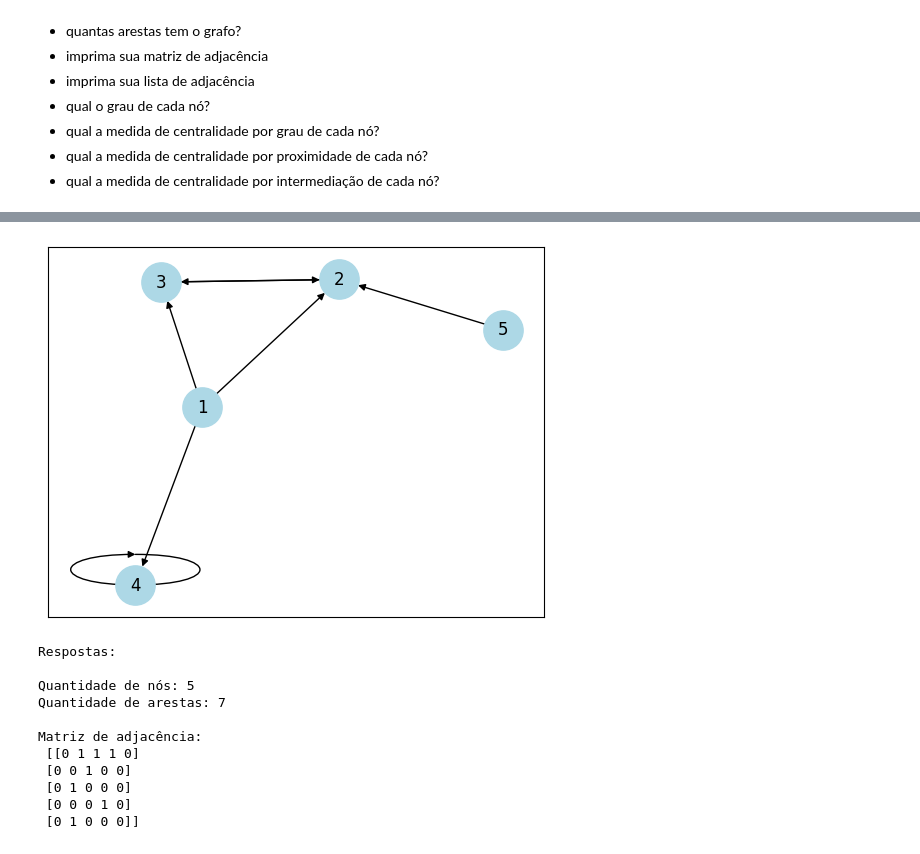
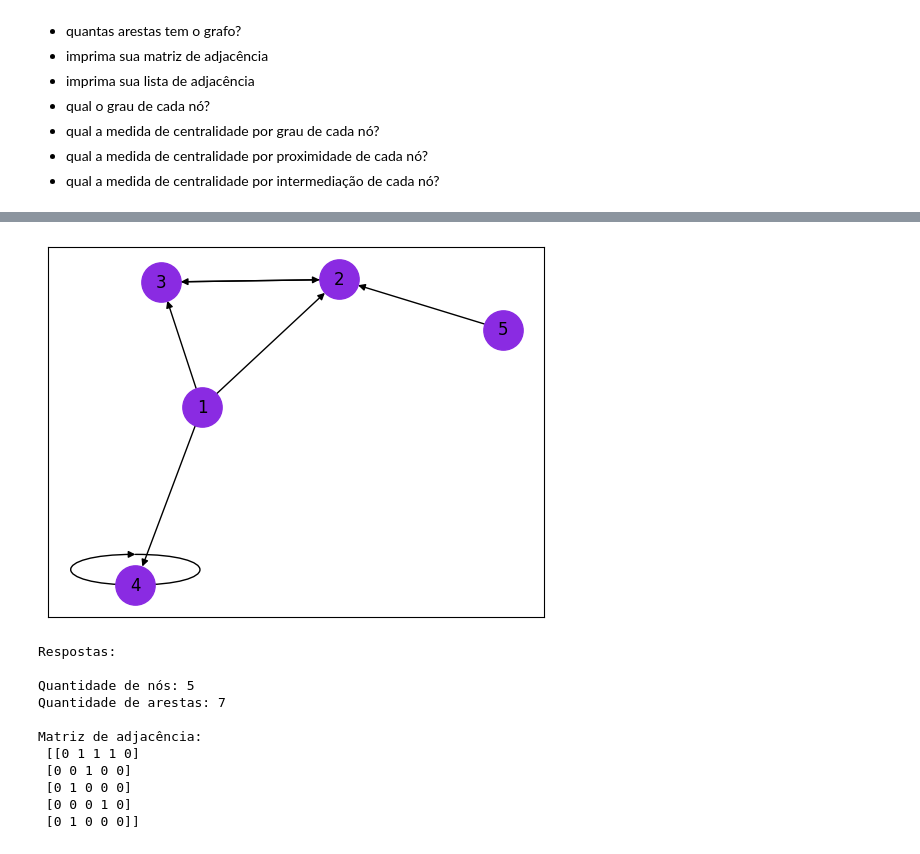
Before and after one commit to fernandobrancher/exercices_module4, a Jupyter notebook: Exercícios_4_7_Grafos_com_NetworkX.ipynb, the cells around one changed output, grey strips where cells are left out. Cells and saved outputs as stored; diff of their text form; code cells hidden in the pictures.

Commit message:
test graph color

```diff
--- a/Exercícios_4_7_Grafos_com_NetworkX.ipynb
+++ b/Exercícios_4_7_Grafos_com_NetworkX.ipynb
@@ -121,12 +121,12 @@ Implemente o grafo ilustrado pela figura abaixo utilizando networkx. Em seguida,
 # %%
 grafo2 = nx.DiGraph()
 
 grafo2.add_nodes_from([1,2,3,4,5])
 grafo2.add_edges_from([(1,3), (1,2), (1,4), (2,3), (3,2), (4,4), (5,2)])
 position2 = nx.spring_layout(grafo2, seed=20)
-nx.draw_networkx(grafo2, pos=position2, node_color='lightblue', node_size=800)
+nx.draw_networkx(grafo2, pos=position2, node_color='blueviolet', node_size=800)
 # %% [output]
-[figure, old version]
+[figure, new version]
 # %%
 print('Respostas: \n')
 
```
